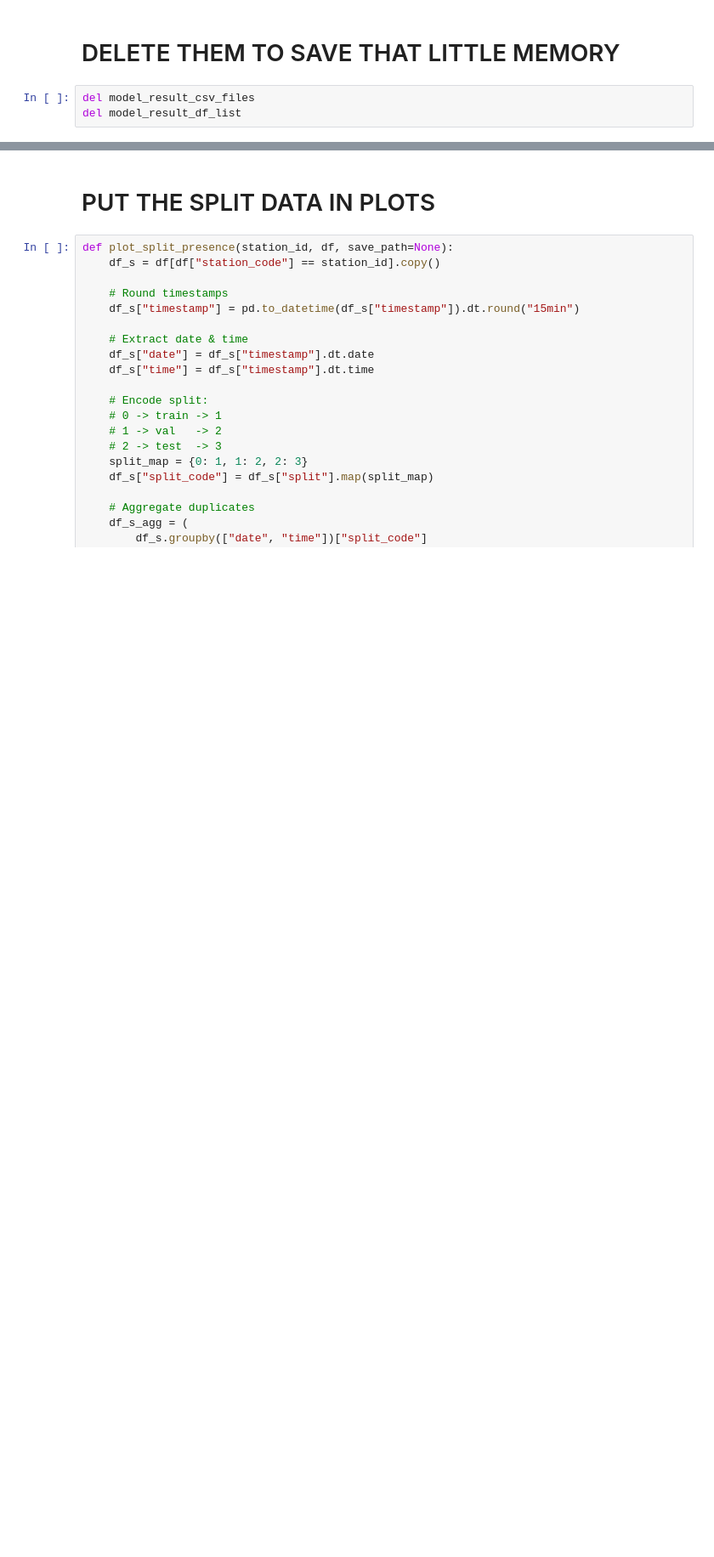
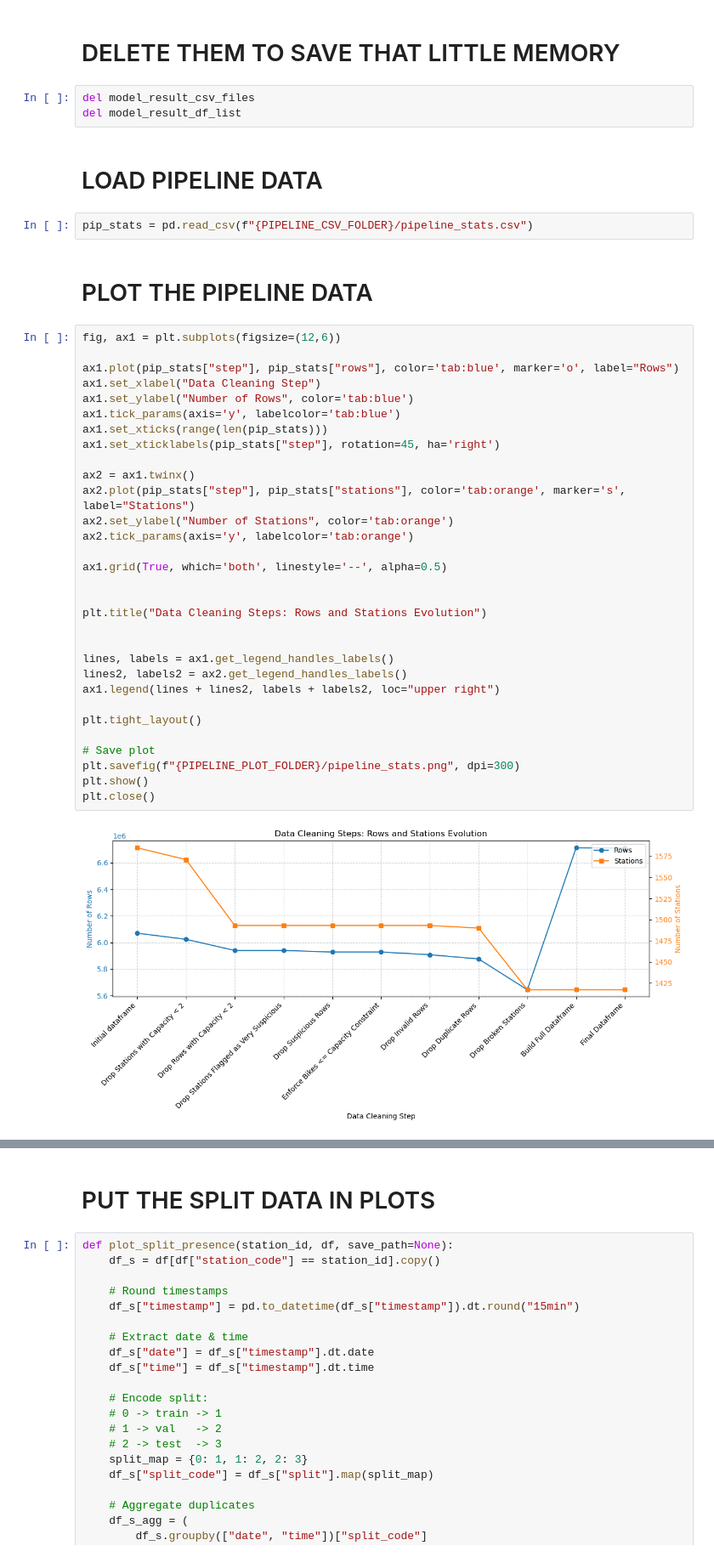
Before and after one commit to EmirhanFaruk/Projet-DALAS, a Jupyter notebook: visualise_data/visualise_data.ipynb, the cells around one changed output, grey strips where cells are left out. Shown at 85% size. Drawn from its saved outputs; the diff is of its cells as text; blank space fills up the shorter version.

```diff
--- a/visualise_data/visualise_data.ipynb
+++ b/visualise_data/visualise_data.ipynb
@@ -535,3 +483,42 @@ Error processing range_cluster_model_all_stations_results_all_models_11_features
 # %%
 del model_result_csv_files
 del model_result_df_list
+# %% [markdown]
+# LOAD PIPELINE DATA
+# %%
+pip_stats = pd.read_csv(f"{PIPELINE_CSV_FOLDER}/pipeline_stats.csv")
+# %% [markdown]
+# PLOT THE PIPELINE DATA
+# %%
+fig, ax1 = plt.subplots(figsize=(12,6))
+
+ax1.plot(pip_stats["step"], pip_stats["rows"], color='tab:blue', marker='o', label="Rows")
+ax1.set_xlabel("Data Cleaning Step")
+ax1.set_ylabel("Number of Rows", color='tab:blue')
+ax1.tick_params(axis='y', labelcolor='tab:blue')
+ax1.set_xticks(range(len(pip_stats)))
+ax1.set_xticklabels(pip_stats["step"], rotation=45, ha='right')
+
+ax2 = ax1.twinx()
+ax2.plot(pip_stats["step"], pip_stats["stations"], color='tab:orange', marker='s', label="Stations")
+ax2.set_ylabel("Number of Stations", color='tab:orange')
+ax2.tick_params(axis='y', labelcolor='tab:orange')
+
+ax1.grid(True, which='both', linestyle='--', alpha=0.5)
+
+
+plt.title("Data Cleaning Steps: Rows and Stations Evolution")
+
+
+lines, labels = ax1.get_legend_handles_labels()
+lines2, labels2 = ax2.get_legend_handles_labels()
+ax1.legend(lines + lines2, labels + labels2, loc="upper right")
+
+plt.tight_layout()
+
+# Save plot
+plt.savefig(f"{PIPELINE_PLOT_FOLDER}/pipeline_stats.png", dpi=300)
+plt.show()
+plt.close()
+# %% [output]
+[figure, added]
```
Also changed, not shown: parts of 13 cells of this notebook, 8 other files.
